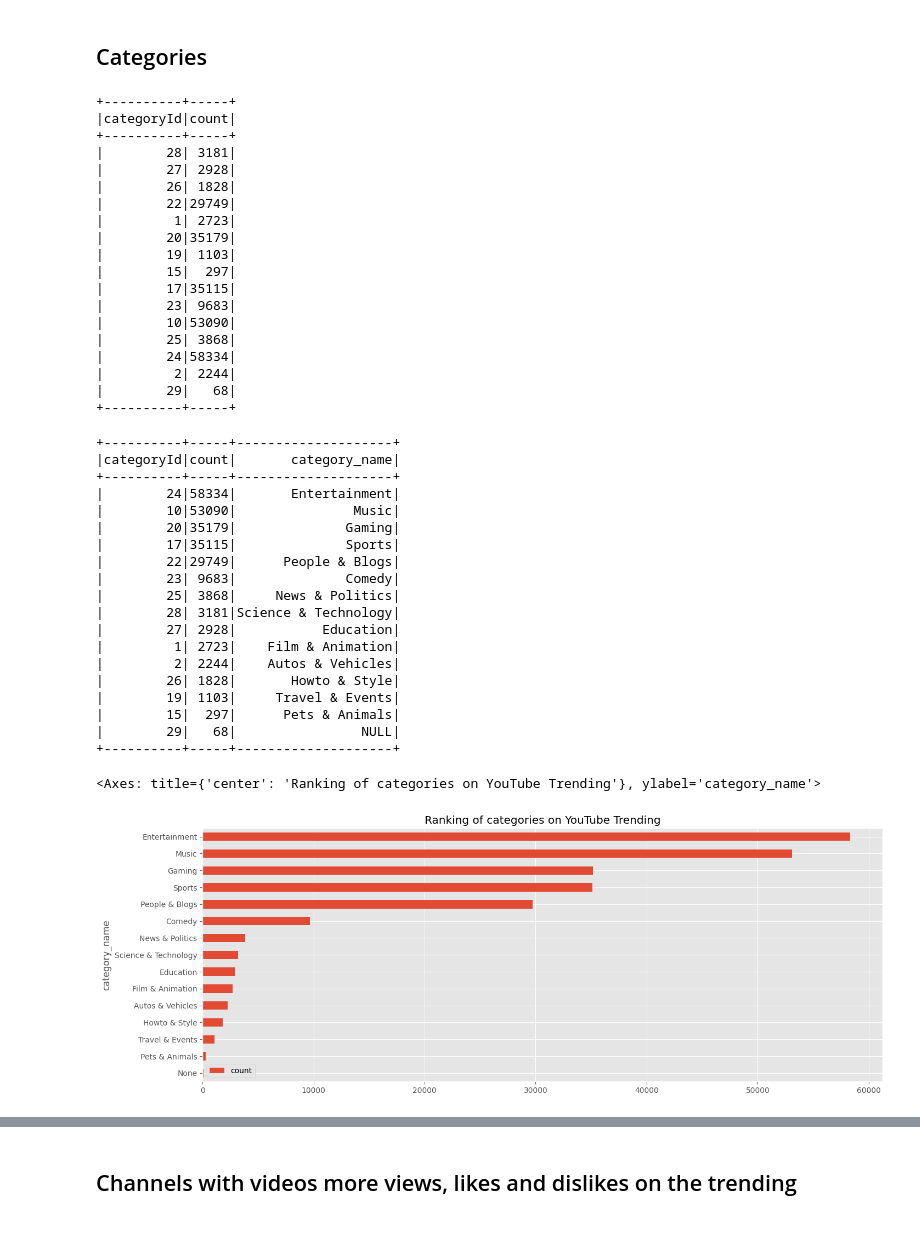
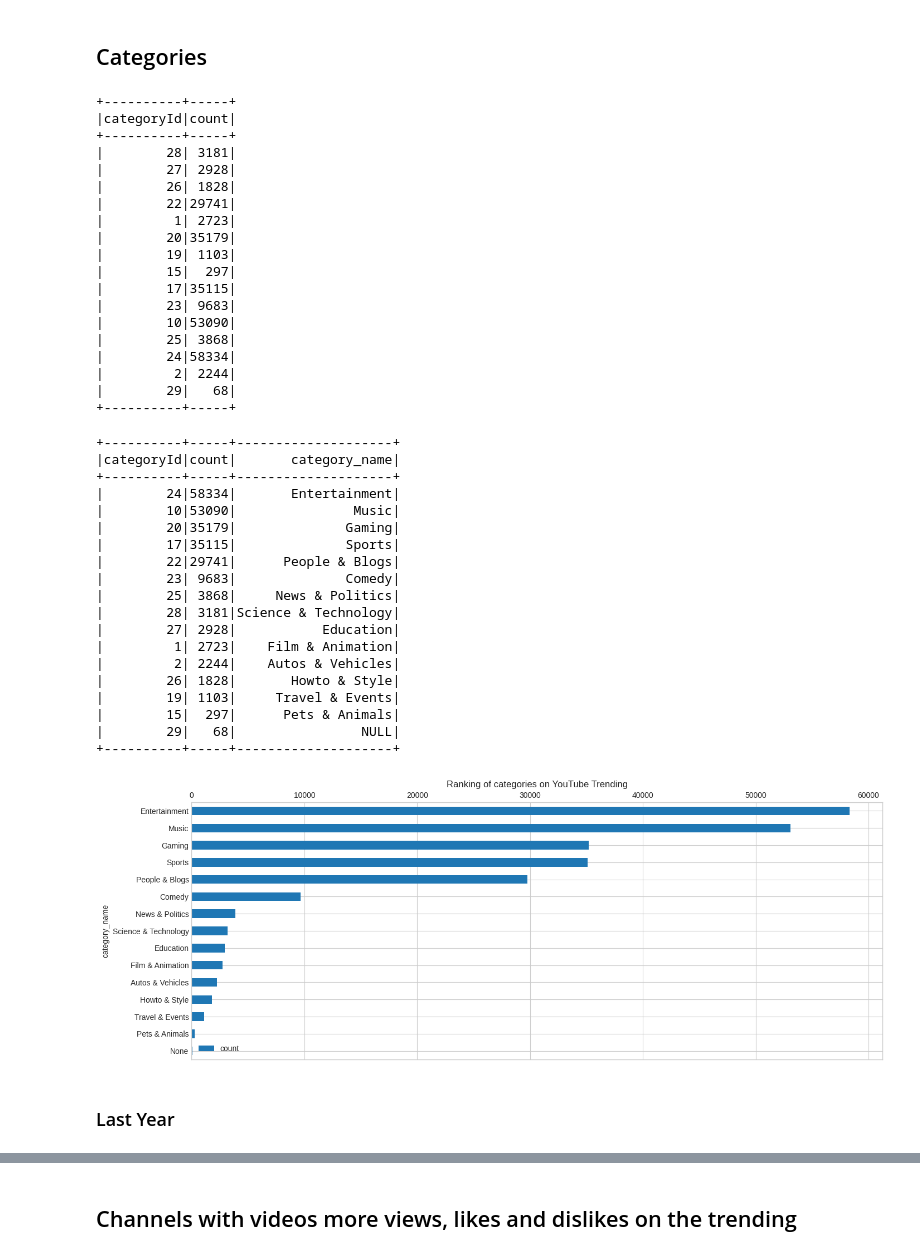
Before and after one commit to BrenoAV/Youtube-Trending-Video-Analysis, a Jupyter notebook: YoutubeTrendingVideoAnalysis.ipynb, the cells around one changed output, grey strips where cells are left out. Drawn from its saved outputs; the diff is of its cells as text; code cells hidden in the pictures.

```diff
--- a/YoutubeTrendingVideoAnalysis.ipynb
+++ b/YoutubeTrendingVideoAnalysis.ipynb
@@ -34,5 +36,5 @@ from src.helpers import get_channel_title_by_id, get_map_category_name_by_id
 # %%
-matplotlib.style.use('ggplot')
+matplotlib.style.use("seaborn-v0_8-whitegrid")
 warnings.filterwarnings( "ignore", module = "IPython\..*" )
 # %%
 logging.basicConfig(level=logging.ERROR)
@@ -215,0 +190,3 @@ df_isnan.toPandas().T
+# %%
+# Removing the video with comment_count problem
+df = df.filter(~F.col("comment_count").isNull())
@@ -258,7 +262,7 @@ df_categories.show()
 |        28| 3181|
 |        27| 2928|
 |        26| 1828|
-|        22|29749|
+|        22|29741|
 |         1| 2723|
 |        20|35179|
 |        19| 1103|
@@ -274,32 +278,34 @@ df_categories.show()
 # %%
 map_category_name_id = get_map_category_name_by_id(f"youtube-trending-video-dataset/{config.country}_category_id.json")
 mapping_expr = F.create_map([F.lit(x) for x in chain(*map_category_name_id.items())])
 df_categories = df_categories.withColumn("category_name", mapping_expr[F.col("categoryId")])
 df_categories = df_categories.orderBy(F.desc("count"))
 df_categories.show()
-df_categories.toPandas().iloc[::-1].plot.barh(x="category_name",
+ax = df_categories.toPandas().iloc[::-1].plot.barh(x="category_name",
                                               y="count",
                                               title=f"Ranking of categories on YouTube Trending",
                                               figsize=(16, 6))
+ax.xaxis.tick_top()
 # %% [output]
 +----------+-----+--------------------+
 |categoryId|count|       category_name|
 +----------+-----+--------------------+
 |        24|58334|       Entertainment|
 |        10|53090|               Music|
 |        20|35179|              Gaming|
 |        17|35115|              Sports|
-|        22|29749|      People & Blogs|
+|        22|29741|      People & Blogs|
 |        23| 9683|              Comedy|
 |        25| 3868|     News & Politics|
 |        28| 3181|Science & Technology|
 |        27| 2928|           Education|
 |         1| 2723|    Film & Animation|
 |         2| 2244|    Autos & Vehicles|
 |        26| 1828|       Howto & Style|
 |        19| 1103|     Travel & Events|
 |        15|  297|      Pets & Animals|
 |        29|   68|                NULL|
 +----------+-----+--------------------+
-<Axes: title={'center': 'Ranking of categories on YouTube Trending'}, ylabel='category_name'>
-[figure, old version]
+[figure, new version]
+# %% [markdown]
+### Last Year
```
Also changed, not shown: parts of 45 cells of this notebook, 5 other files.
